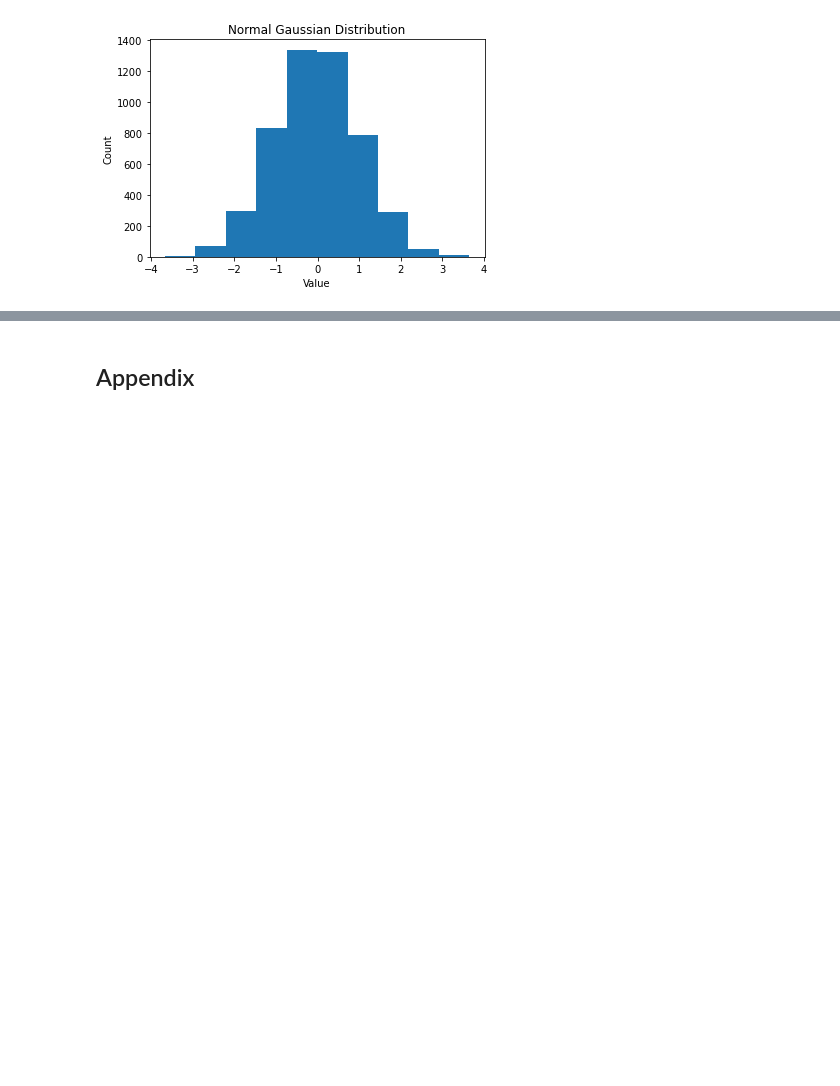
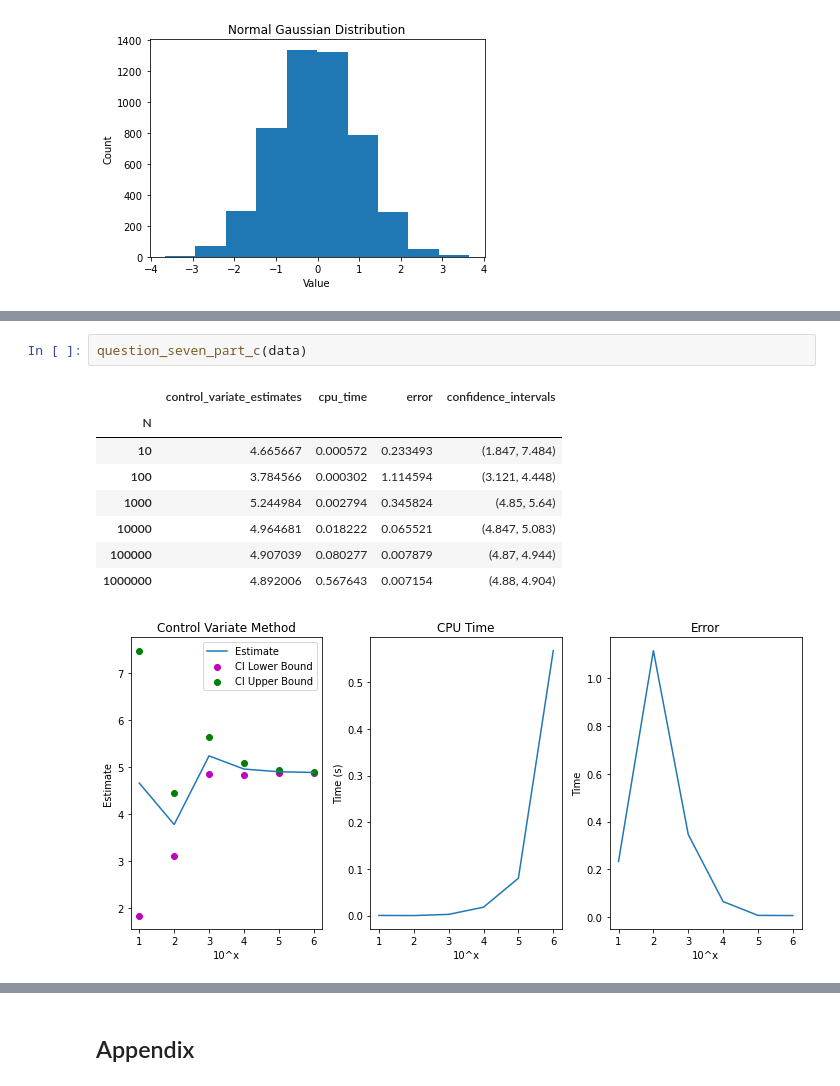
Before and after one commit to rohansanjay/monte-carlo, a Jupyter notebook: Final Project.ipynb, the cells around one changed output, grey strips where cells are left out. Drawn from its saved outputs; the diff is of its cells as text; blank space fills up the shorter version.

```diff
--- a/Final Project.ipynb
+++ b/Final Project.ipynb
@@ -150,0 +209,12 @@ In our case, we can see that we were able to produce results that were non-zero
+# %%
+question_seven_part_c(data)
+# %% [output]
+|  | control_variate_estimates | cpu_time | error | confidence_intervals |
+| N |  |  |  |  |
+| 10 | 4.665667 | 0.000572 | 0.233493 | (1.847, 7.484) |
+| 100 | 3.784566 | 0.000302 | 1.114594 | (3.121, 4.448) |
+| 1000 | 5.244984 | 0.002794 | 0.345824 | (4.85, 5.64) |
+| 10000 | 4.964681 | 0.018222 | 0.065521 | (4.847, 5.083) |
+| 100000 | 4.907039 | 0.080277 | 0.007879 | (4.87, 4.944) |
+| 1000000 | 4.892006 | 0.567643 | 0.007154 | (4.88, 4.904) |
+[figure, added]
```
Also changed, not shown: parts of 56 cells of this notebook.
